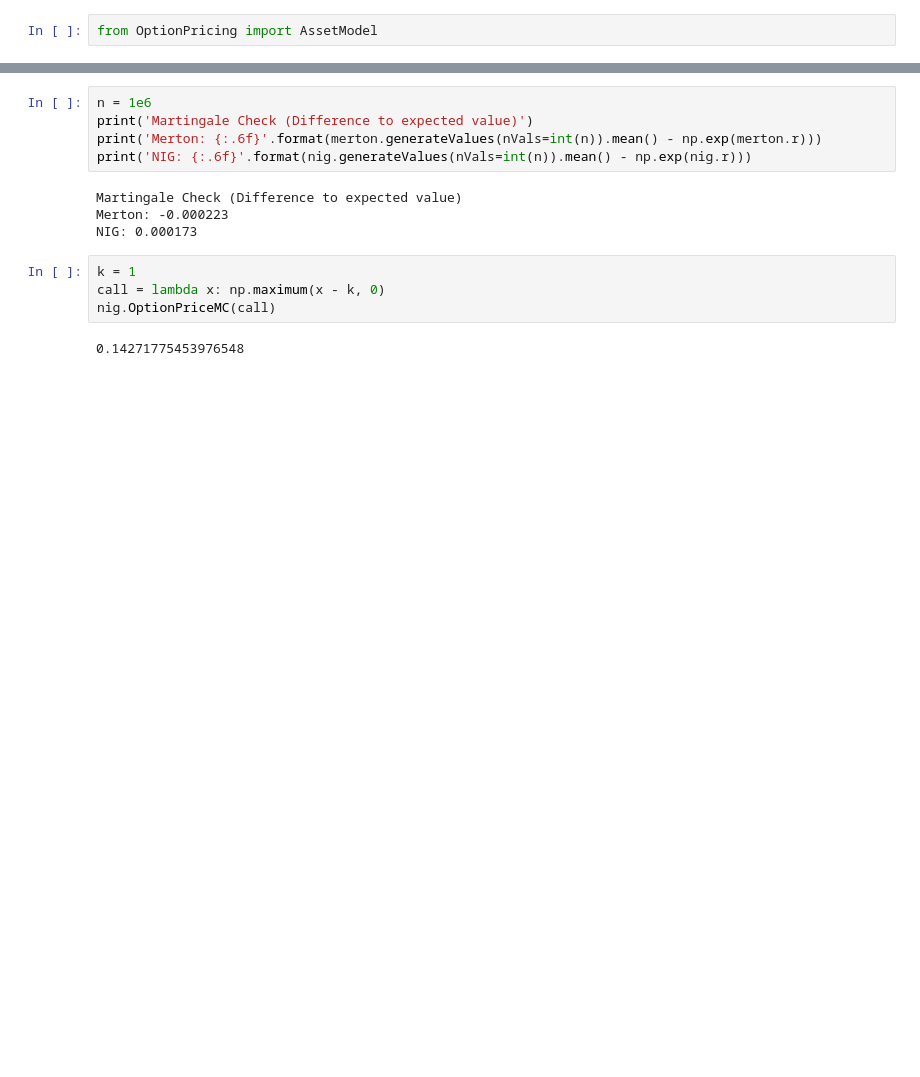
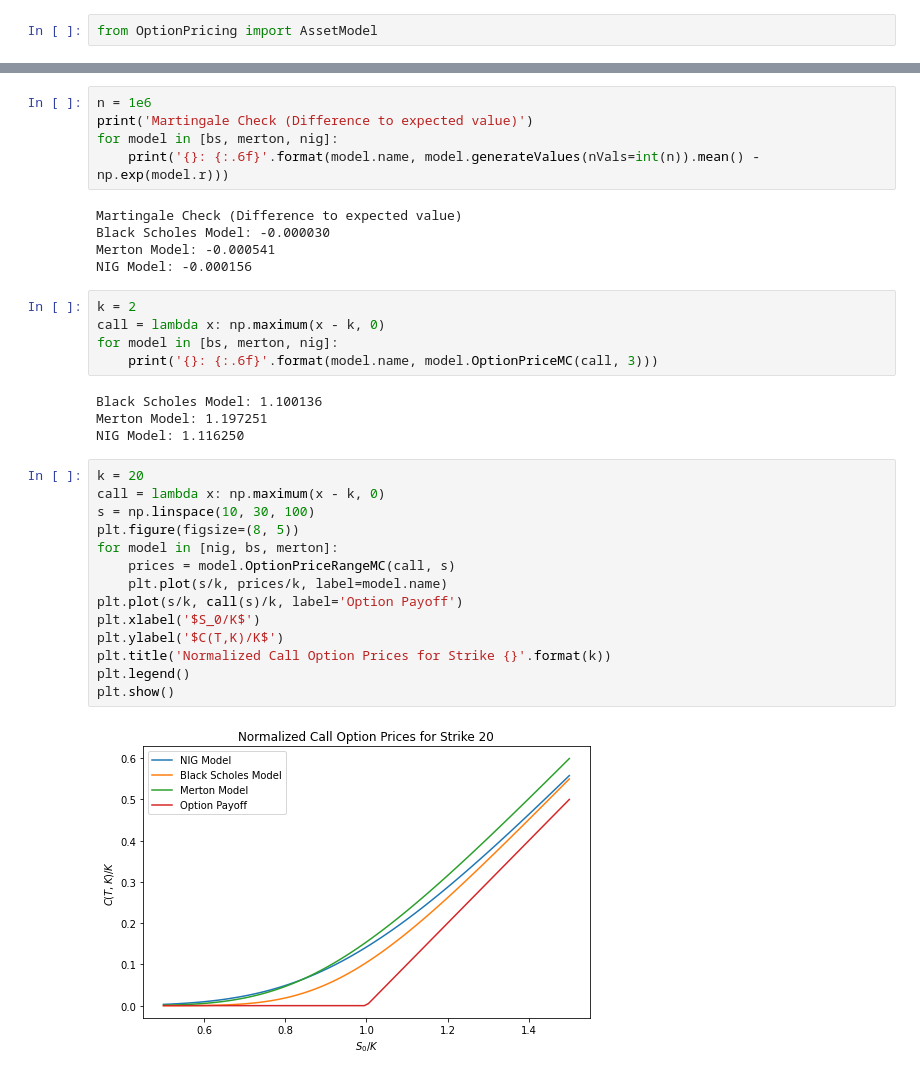
Before and after one commit to oliverweber1/Neural-Network-Option-Pricing-Master-Thesis, a Jupyter notebook: Code/Playground.ipynb, the cells around one changed output, grey strips where cells are left out. Drawn from its saved outputs; the diff is of its cells as text; blank space fills up the shorter version.

```diff
--- a/Code/Playground.ipynb
+++ b/Code/Playground.ipynb
@@ -55,15 +56,35 @@ bs.plotPaths(nPaths=5)
 # %%
 n = 1e6
 print('Martingale Check (Difference to expected value)')
-print('Merton: {:.6f}'.format(merton.generateValues(nVals=int(n)).mean() - np.exp(merton.r)))
-print('NIG: {:.6f}'.format(nig.generateValues(nVals=int(n)).mean() - np.exp(nig.r)))
+for model in [bs, merton, nig]:
+    print('{}: {:.6f}'.format(model.name, model.generateValues(nVals=int(n)).mean() - np.exp(model.r)))
 # %% [output]
 Martingale Check (Difference to expected value)
-Merton: -0.000223
-NIG: 0.000173
+Black Scholes Model: -0.000030
+Merton Model: -0.000541
+NIG Model: -0.000156
 # %%
-k = 1
+k = 2
 call = lambda x: np.maximum(x - k, 0)
-nig.OptionPriceMC(call)
+for model in [bs, merton, nig]:
+    print('{}: {:.6f}'.format(model.name, model.OptionPriceMC(call, 3)))
 # %% [output]
-0.14271775453976548
+Black Scholes Model: 1.100136
+Merton Model: 1.197251
+NIG Model: 1.116250
+# %%
+k = 20
+call = lambda x: np.maximum(x - k, 0)
+s = np.linspace(10, 30, 100)
+plt.figure(figsize=(8, 5))
+for model in [nig, bs, merton]:
+    prices = model.OptionPriceRangeMC(call, s)
+    plt.plot(s/k, prices/k, label=model.name)
+plt.plot(s/k, call(s)/k, label='Option Payoff')
+plt.xlabel('$S_0/K$')
+plt.ylabel('$C(T,K)/K$')
+plt.title('Normalized Call Option Prices for Strike {}'.format(k))
+plt.legend()
+plt.show()
+# %% [output]
+[figure, added]
```
Also changed, not shown: parts of 14 cells of this notebook, 3 other files.
